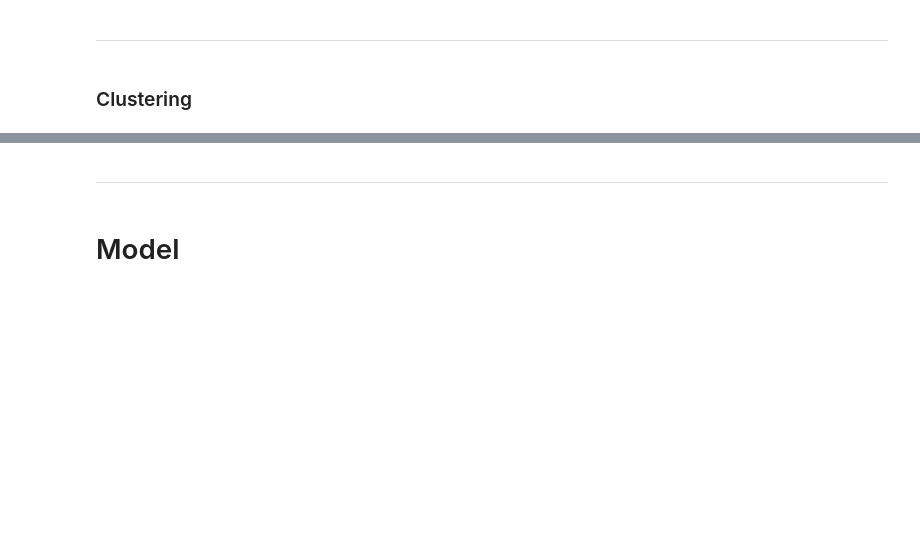
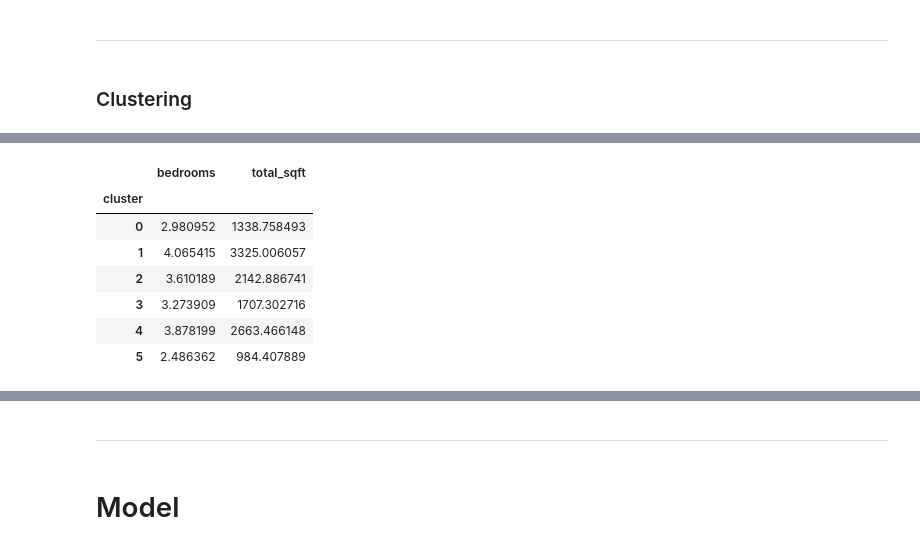
Before and after one commit to natasharivers/Zillow_Clustering_Project, a Jupyter notebook: Notebook.ipynb, the cells around one changed output, grey strips where cells are left out. Saved outputs shown, nothing was run; the diff lists cells and outputs as text; code cells hidden in the pictures; blank space fills up the shorter version.

```diff
--- a/Notebook.ipynb
+++ b/Notebook.ipynb
@@ -509,0 +506,13 @@ zillow['cluster'] = kmeans.predict(X)
+# %%
+#centroids for unscaled data
+centroids = X.groupby('cluster')['bedrooms', 'total_sqft'].mean()
+centroids
+# %% [output]
+|  | bedrooms | total_sqft |
+| cluster |  |  |
+| 0 | 2.980952 | 1338.758493 |
+| 1 | 4.065415 | 3325.006057 |
+| 2 | 3.610189 | 2142.886741 |
+| 3 | 3.273909 | 1707.302716 |
+| 4 | 3.878199 | 2663.466148 |
+| 5 | 2.486362 | 984.407889 |
```
Also changed, not shown: parts of 14 cells of this notebook.
